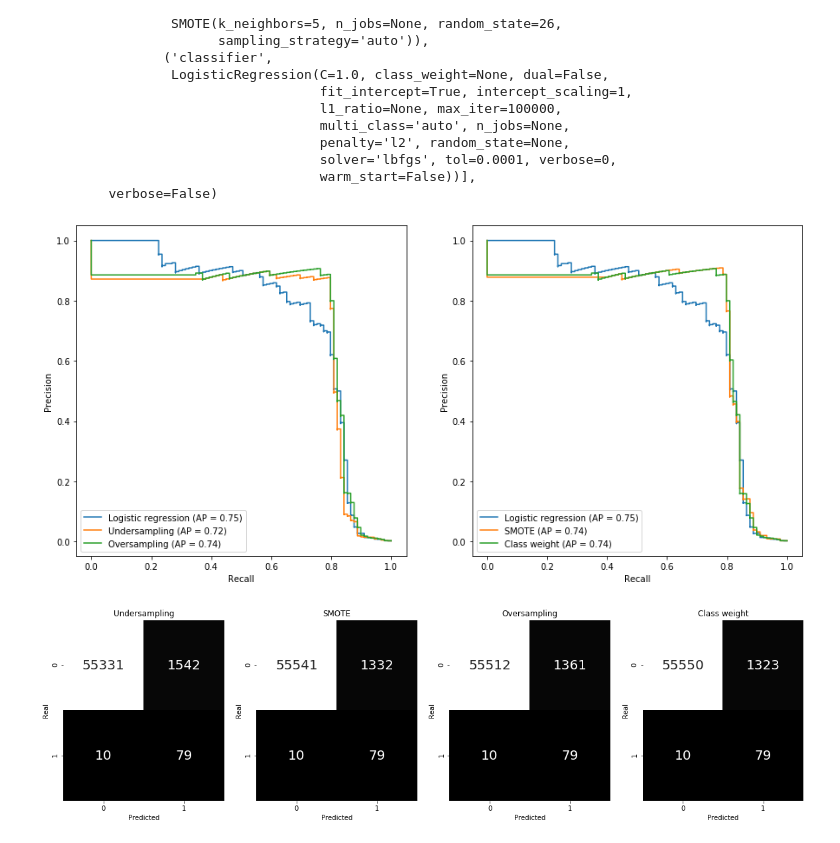
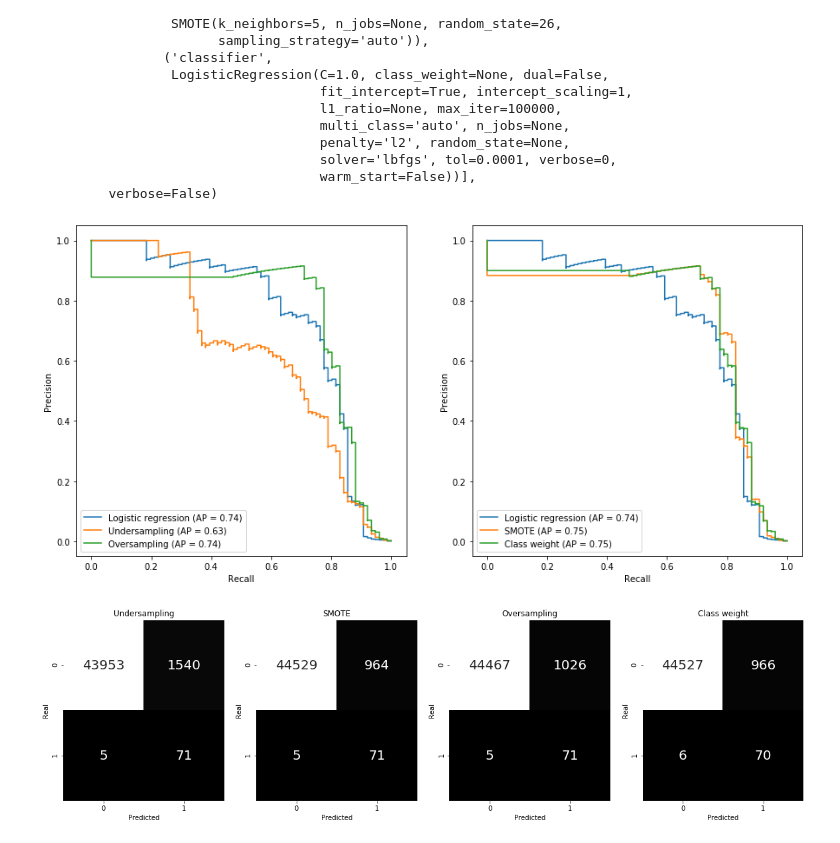
Before and after one commit to leogcalderon/fraud_detection, a Jupyter notebook: fraud_detection.ipynb, the cells around one changed output. Cells and saved outputs as stored; diff of their text form; code cells hidden in the pictures.

```diff
--- a/fraud_detection.ipynb
+++ b/fraud_detection.ipynb
@@ -151,6 +174,10 @@ The red dots represent frauds, and there are very close to normal transaction.
 X_train, X_test, y_train, y_test = train_test_split(data.drop(['Class','Time'],axis=1),
                                                     data['Class'],
                                                     test_size = 0.2)
+
+X_train, X_val, y_train, y_val = train_test_split(X_train,
+                                                  y_train,
+                                                  test_size = 0.2)
 # %%
 baseline = Pipeline([('scaler',RobustScaler()),
                      ('classifier',LogisticRegression(max_iter = 100000))])
@@ -218,20 +245,20 @@ Pipeline(memory=None,
 # %%
 f, ax = plt.subplots(ncols = 2, figsize=(15,7))
 
 '''PR Curve'''
-plot_precision_recall_curve(baseline,X_test,y_test,name = 'Logistic regression',ax=ax[0])
-plot_precision_recall_curve(undersampling,X_test,y_test,name = 'Undersampling',ax=ax[0])
-plot_precision_recall_curve(oversampling,X_test,y_test,name = 'Oversampling',ax=ax[0])
+plot_precision_recall_curve(baseline,X_val,y_val,name = 'Logistic regression',ax=ax[0])
+plot_precision_recall_curve(undersampling,X_val,y_val,name = 'Undersampling',ax=ax[0])
+plot_precision_recall_curve(oversampling,X_val,y_val,name = 'Oversampling',ax=ax[0])
 
 
 '''PR Curve'''
-plot_precision_recall_curve(baseline,X_test,y_test,name = 'Logistic regression',ax=ax[1])
-plot_precision_recall_curve(smote,X_test,y_test,name = 'SMOTE',ax=ax[1])
-plot_precision_recall_curve(classweight,X_test,y_test,name = 'Class weight',ax=ax[1])
+plot_precision_recall_curve(baseline,X_val,y_val,name = 'Logistic regression',ax=ax[1])
+plot_precision_recall_curve(smote,X_val,y_val,name = 'SMOTE',ax=ax[1])
+plot_precision_recall_curve(classweight,X_val,y_val,name = 'Class weight',ax=ax[1])
 
 plt.show()
 # %% [output]
-[figure, old version]
+[figure, new version]
 # %%
 f,ax = plt.subplots( ncols = 4, figsize=(20,5))
 
```
Also changed, not shown: parts of 11 cells of this notebook.
